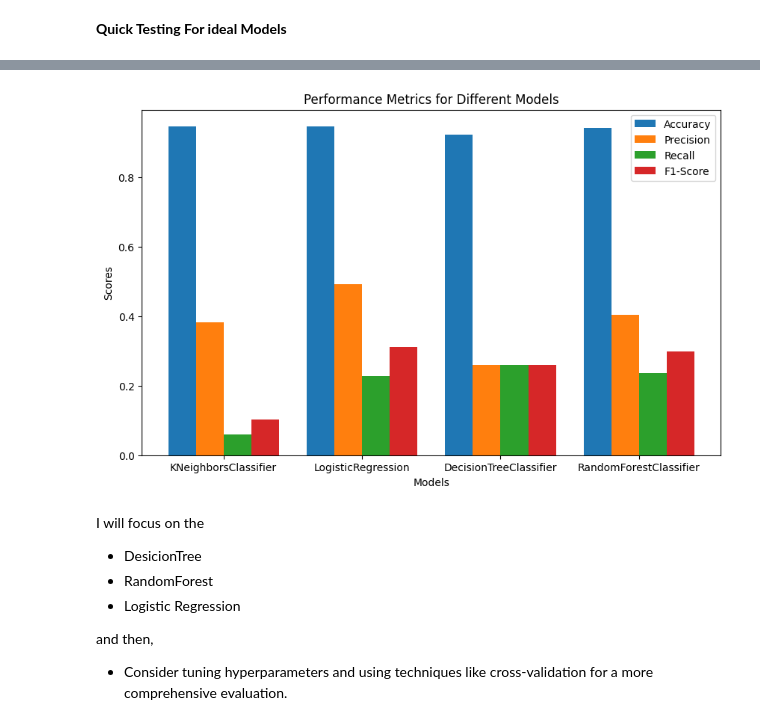
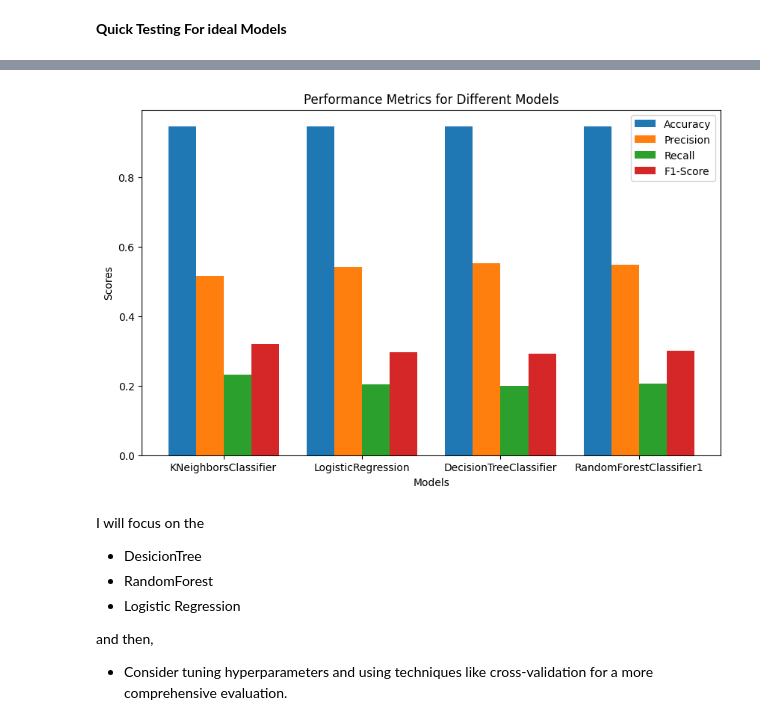
Before and after one commit to nurfkutlu/Heart_disease, a Jupyter notebook: HeartDisease.ipynb, the cells around one changed output, grey strips where cells are left out. Cells and saved outputs as stored; diff of their text form; code cells hidden in the pictures.

```diff
--- a/HeartDisease.ipynb
+++ b/HeartDisease.ipynb
@@ -1336,7 +1336,7 @@ plt.show()
 # %% [markdown]
 State , pyhsical and mental health -- > 0.92-->0.94
 # %%
-feature_columns=['Sex','AgeCategory','GeneralHealth','SmokerStatus'
+feature_columns=['Sex','AgeCategory','SmokerStatus','GeneralHealth'
 ,'HadHeartAttack','HadAngina','HadArthritis',
             'FluVaxLast12','PneumoVaxEver','TetanusLast10Tdap']
 
@@ -1557,38 +1557,39 @@ F1-score: 0.3115445440168687
 ------------------------------
 # %%
 # Replace the following dictionary with your actual scores for multiple models
+
 all_models_scores = {
-    'KNeighborsClassifier': {'Accuracy': 0.9448610857061561, 'Precision': 0.3832923832923833, 'Recall': 0.059587471352177235, 'F1-Score': 0.1031404958677686},
-    'LogisticRegression': {'Accuracy': 0.9463650590411153, 'Precision': 0.4913151364764268, 'Recall': 0.226890756302521, 'F1-Score': 0.31042592108701333},
-    'DecisionTreeClassifier': {'Accuracy': 0.921143019734569, 'Precision': 0.2593440122044241, 'Recall': 0.2597402597402597, 'F1-Score': 0.2595419847328244},
-    'RandomForestClassifier': {'Accuracy': 0.9407149970530252, 'Precision': 0.40273259596616784, 'Recall': 0.23644003055767762, 'F1-Score': 0.2979542719614922}
+    'KNeighborsClassifier': {'Accuracy': 0.9452333206872257, 'Precision': 0.5157952069716776, 'Recall': 0.23097560975609757, 'F1-Score': 0.31907008086253374},
+    'LogisticRegression': {'Accuracy': 0.9461546799631456, 'Precision': 0.5405927835051546, 'Recall': 0.2046341463414634, 'F1-Score': 0.29688605803255486},
+    'DecisionTreeClassifier': {'Accuracy': 0.9465205137932904, 'Precision': 0.551864406779661, 'Recall': 0.19853658536585367, 'F1-Score': 0.29201793721973096},
+    'RandomForestClassifier1': {'Accuracy': 0.9464798655899409, 'Precision': 0.5485122897800776, 'Recall': 0.20682926829268292, 'F1-Score': 0.3003896563939072}
 }
 
 models = list(all_models_scores.keys())
 metrics = list(all_models_scores[models[0]].keys())
 
 # Plotting
 fig, ax = plt.subplots(figsize=(10, 6))
 
 bar_width = 0.2
 index = np.arange(len(models))
 
 for i, metric in enumerate(metrics):
     values = [all_models_scores[model][metric] for model in models]
     ax.bar(index + i * bar_width, values, bar_width, label=metric)
 
 # Customize the plot
 ax.set_xlabel('Models')
 ax.set_ylabel('Scores')
 ax.set_title('Performance Metrics for Different Models')
 ax.set_xticks(index + bar_width * (len(metrics) - 1) / 2)
 ax.set_xticklabels(models)
 ax.legend()
 
 # Show the plot
 plt.show()
 # %% [output]
-[figure, old version]
+[figure, new version]
 # %% [markdown]
  I will focus on the
  - DesicionTree
```
Also changed, not shown: parts of 17 cells of this notebook, 1 other file.
